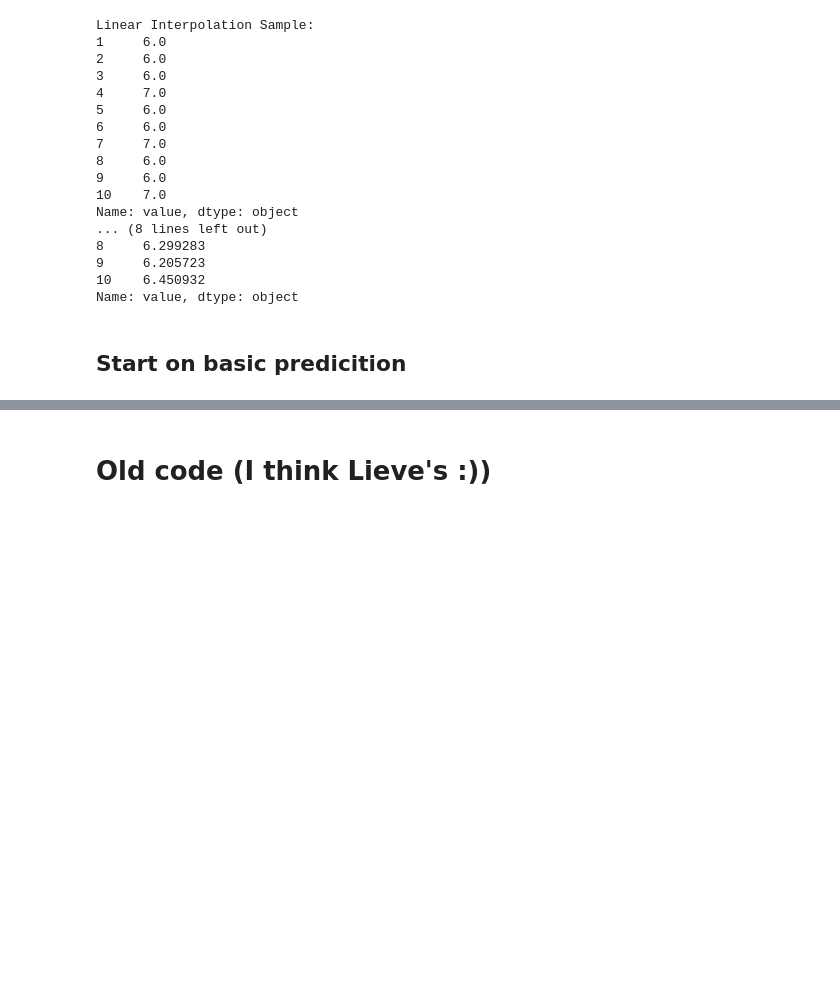
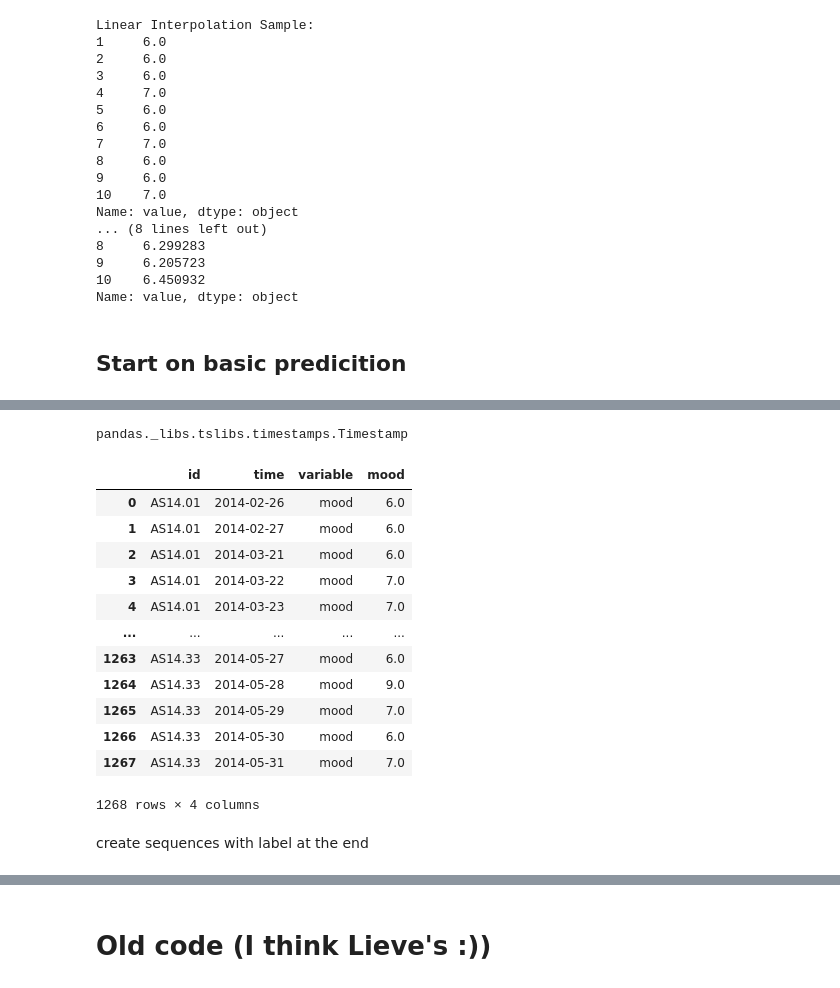
Before and after one commit to ryan-ott/DMT-Group17, a Jupyter notebook: Assignment1/mood_prediction.ipynb, the cells around one changed output, grey strips where cells are left out. Saved outputs shown, nothing was run; the diff lists cells and outputs as text; code cells hidden in the pictures; blank space fills up the shorter version.

Commit message:
Mood prediction using LSTM Struggling

```diff
--- a/Assignment1/mood_prediction.ipynb
+++ b/Assignment1/mood_prediction.ipynb
@@ -478,0 +477,41 @@ pd.unique(df['variable'])
+# %%
+#df = df.drop([''],axis = 1)
+df['time'] = pd.to_datetime(df['time'])
+df_mood = df[df['variable'] == 'mood']
+df_mood['time'] = df_mood['time'].dt.date
+df_mood['time'] = df_mood['time'].astype("string")
+# %%
+values = df.groupby(['id','variable',df['time'].dt.date])
+first_mood_of_day = pd.DataFrame(columns=['id', 'time', 'variable', 'value'])
+for group in values.groups.keys():
+    group_df = values.get_group(group).reset_index()
+    if(len(group_df[group_df['variable'] == 'mood']) > 0):
+        first_mood_of_day.loc[len(first_mood_of_day.index)] = group_df[group_df['variable'] == 'mood'].loc[0]
+# %%
+type(first_mood_of_day['time'][0])
+# %% [output]
+pandas._libs.tslibs.timestamps.Timestamp
+# %%
+first_mood_of_day['time'] = pd.to_datetime(first_mood_of_day['time'], format='%d%b%Y:%H:%M:%S.%f')
+first_mood_of_day['time'] = first_mood_of_day['time'].dt.date
+#first_mood_of_day = first_mood_of_day.drop(['variable'],axis = 1)
+first_mood_of_day = first_mood_of_day.rename(columns={"value": "mood"})
+first_mood_of_day['time'] = first_mood_of_day['time'].astype('string')
+# %%
+first_mood_of_day
+# %% [output]
+|  | id | time | variable | mood |
+| 0 | AS14.01 | 2014-02-26 | mood | 6.0 |
+| 1 | AS14.01 | 2014-02-27 | mood | 6.0 |
+| 2 | AS14.01 | 2014-03-21 | mood | 6.0 |
+| 3 | AS14.01 | 2014-03-22 | mood | 7.0 |
+| 4 | AS14.01 | 2014-03-23 | mood | 7.0 |
+| ... | ... | ... | ... | ... |
+| 1263 | AS14.33 | 2014-05-27 | mood | 6.0 |
+| 1264 | AS14.33 | 2014-05-28 | mood | 9.0 |
+| 1265 | AS14.33 | 2014-05-29 | mood | 7.0 |
+| 1266 | AS14.33 | 2014-05-30 | mood | 6.0 |
+| 1267 | AS14.33 | 2014-05-31 | mood | 7.0 |
+1268 rows × 4 columns
+# %% [markdown]
+create sequences with label at the end
```
Also changed, not shown: parts of 26 cells of this notebook.
